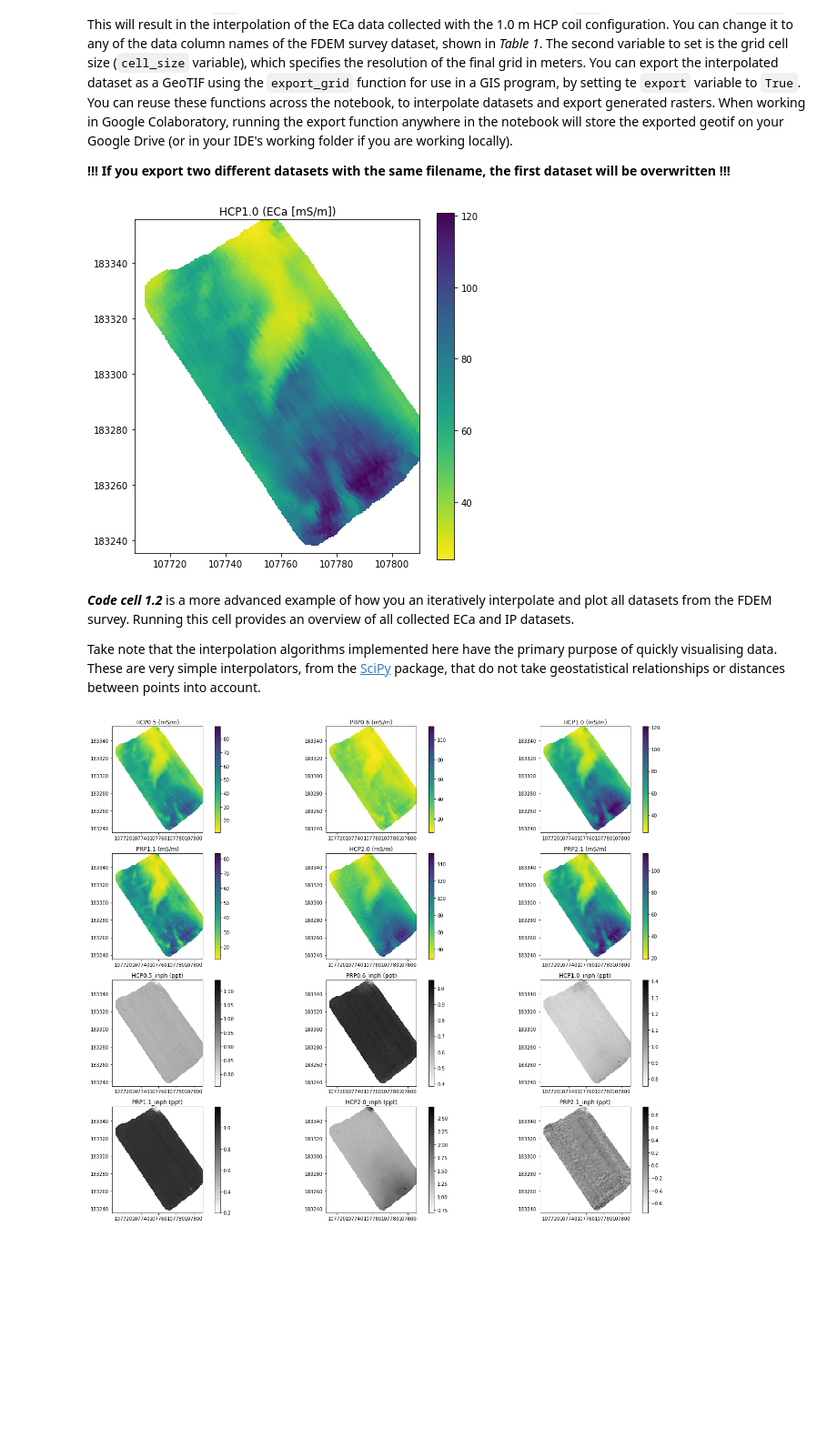
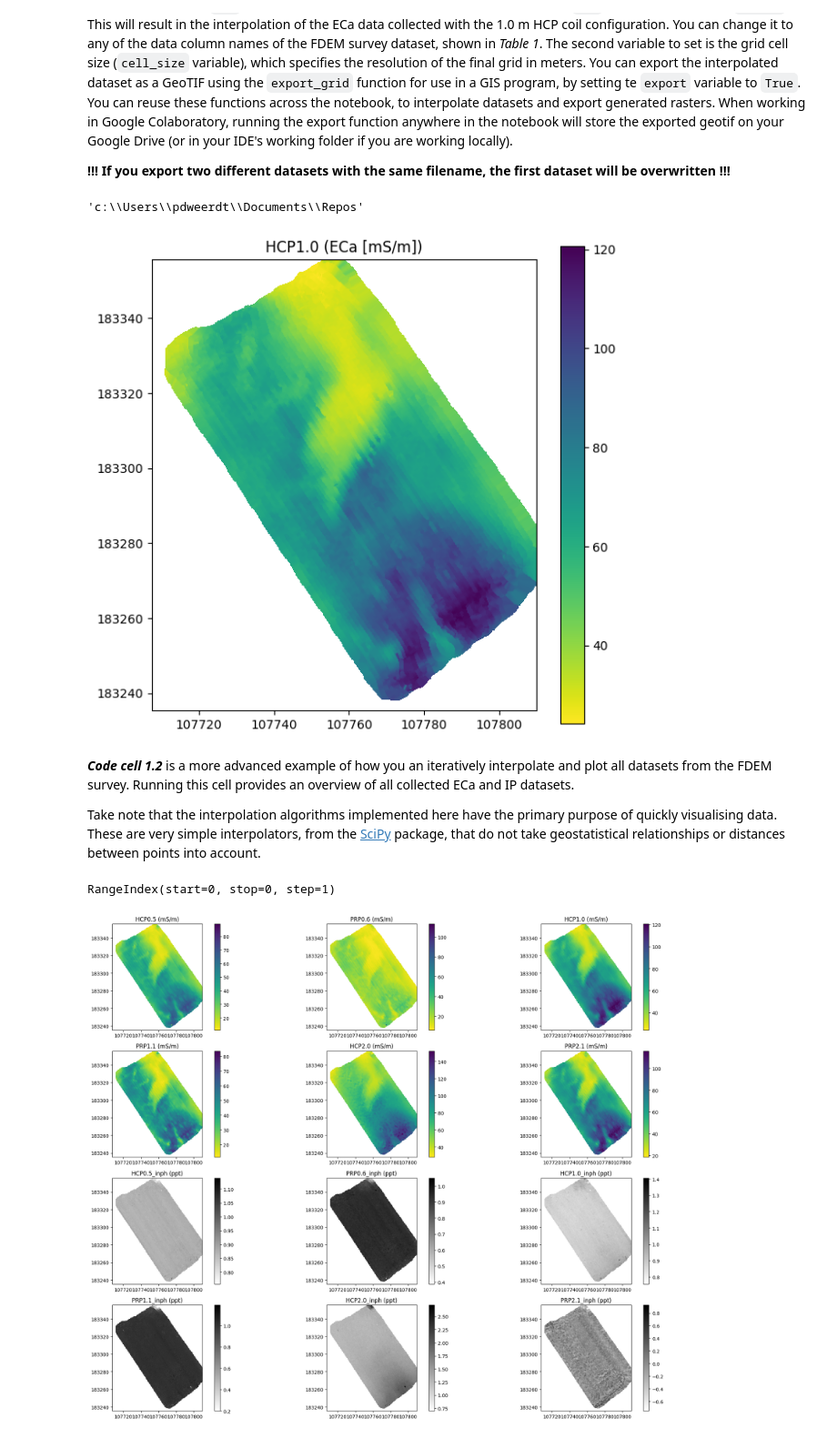
Before and after one commit to SENSE-EDU/I002658A_ESS, a Jupyter notebook: Notebooks/02_ESS-Analysing_and_interpreting_FDEM_data.ipynb, the cells around one changed output. Shown at 91% size. Saved outputs shown, nothing was run; the diff lists cells and outputs as text; code cells hidden in the pictures; blank space fills up the shorter version.

```diff
--- a/Notebooks/02_ESS-Analysing_and_interpreting_FDEM_data.ipynb
+++ b/Notebooks/02_ESS-Analysing_and_interpreting_FDEM_data.ipynb
@@ -191,12 +196,12 @@ At any point, if the dataframe structure is unclear, or you want to see the colu
 # 0.3: Get dataset location
 # -------------------------
 # store dataset URL's as string variables
-FDEM_surveydata = 'https://users.ugent.be/~pjdsmedt/ESS2024/FDEM_2024.csv'
-FDEM_transect = 'https://users.ugent.be/~pjdsmedt/ESS2024/FDEM_transect_2024.csv'
-samples = 'https://users.ugent.be/~pjdsmedt/ESS2024/samples_2024.csv'
+FDEM_surveydata = cd + '//I002658A_ESS//Data//Survey2025//FDEM_2024.csv'
+FDEM_transect = cd + '//I002658A_ESS//Data//Survey2025//FDEM_transect_2024.csv'
+samples = cd + '//I002658A_ESS//Data//Survey2025//samples_2024.csv'
 
 # URL for grid masking file
-blank_json = 'https://users.ugent.be/~pjdsmedt/ESS2024/blank.json'
+blank_json = cd + '//I002658A_ESS//Data//Survey2025//blank.json'
 
 # Create dataframes from datasets
 '''
@@ -214,0 +224,4 @@ blank = blank_in.to_crs('EPSG:31370')
+# %%
+#  let's have a look again at our current working directory
+cd = os.getcwd()
+print("Current Working Directory is " , cd)
@@ -214,0 +232,5 @@ blank = blank_in.to_crs('EPSG:31370')
+# %%
+#  Define the path where to export results, make sure the folder exists
+export_path = cd + '//I002658A_ESS//Results'
+
+print("Results will be exported to: ", export_path)
@@ -214,0 +262,11 @@ blank = blank_in.to_crs('EPSG:31370')
+# %%
+# Define the file path in Google Drive
+if 'google.colab' in sys.modules:
+
+    export_path = '/content/drive/My Drive'
+
+    print("Results will be exported to: ", export_path)
+
+else:
+
+    print('Google Colab is not running, not mounting Google Drive')
@@ -271,21 +332,26 @@ In the code cells below, you can use the `interpolate` function to interpolate a
 **_Code cell 1.1_** allows interpolating and plotting a single dataset. You can do this for all datasets, by specifying the data column through the `col` variable. If you run this notebook for the first time, the `col` variable will be set to `HCP1.0`. This will result in the interpolation of the ECa data collected with the 1.0 m HCP coil configuration. You can change it to any of the data column names of the FDEM survey dataset, shown in *Table 1*. The second variable to set is the grid cell size (`cell_size` variable), which specifies the resolution of the final grid in meters. You can export the interpolated dataset as a GeoTIF using the `export_grid` function for use in a GIS program, by setting te `export` variable to `True`. You can reuse these functions across the notebook, to interpolate datasets and export generated rasters. When working in Google Colaboratory, running the export function anywhere in the notebook will store the exported geotif on your Google Drive (or in your IDE's working folder if you are working locally).
 
 **!!! If you export two different datasets with the same filename, the first dataset will be overwritten !!!**
+# %%
+cd
+# %% [output]
+'c:\\Users\\pdweerdt\\Documents\\Repos'
 # %%
 # 1.1: Example of interpolating and plotting a single FDEM dataset
 # ----------------------------------------------------------------
+
+save_to_file = True    # set to True to save the interpolated grid as a GeoTIF in your export directory
 
 # Specify the data column of which you want to interpolate the values
 col = 'HCP1.0'
 cell_size = 0.25 # raster cell size in meters
 
-export = False # set to True to export the interpolated grid as a GeoTIF
 f_name = '1m_HCP_ECa' # name of the exported GeoTIF file (in the example, 1m_HCP_ECa.tif will be the filename for the HCP1.0 dataset)
 
 # ******************************************************************** #
 
 # Interpolation function
-data_grid = interpolate(df['x'], df['y'], df[col], cell_size=cell_size)
+data_grid = interpolate(df['x'], df['y'], df[col], cell_size=cell_size, blank=blank)
 
 # Specify the grid extent for plotting with correct x-y coordinates
 extent = data_grid['extent']
@@ -293,42 +359,48 @@ extent = data_grid['extent']
 # Set units and colormap (cmap) for either IP or ECa data
 if 'inph' in col:
         unit = 'IP [ppt]'
         cmap = 'gray_r'
 else:
         unit = 'ECa [mS/m]'
         cmap = 'viridis_r'
 
 fig, ax = plt.subplots(figsize=(7,7))
 im = ax.imshow(data_grid['grid'],
                 origin='lower',
                 extent=(extent['x_min'],
                         extent['x_max'],
                         extent['y_min'],
                         extent['y_max']),
                 cmap = 'viridis_r'
                 )
 # Set limits to the plotting range based on data percentiles by
 # uncommenting the 4 lines below:
 
 # pmin = 2  # lower percentile
 # pmax = 98  # upper percentile
 # im.set_clim(np.percentile(data_grid['grid'].flatten()[~np.isnan(data_grid['grid'].flatten())], pmin),
 #         np.percentile(data_grid['grid'].flatten()[~np.isnan(data_grid['grid'].flatten())], pmax))
 
 ax.set_title(f"{col} ({unit})")
 plt.colorbar(im, ax=ax)
 
 # Export the grid as a GeoTIF
-"""
-You can set the exported file's name by modifying the f_name variable
-"""
-export_grid(data_grid, filename = f_name)
+
+if save_to_file==True:
+        """
+        You can set the exported file's name by modifying the f_name variable
+        """
+        export_grid(data_grid, filename = f_name, export_path = export_path)
 # %% [output]
-[figure, old version]
+[figure, new version]
 # %% [markdown]
 **_Code cell 1.2_** is a more advanced example of how you an iteratively interpolate and plot all datasets from the FDEM survey. Running this cell provides an overview of all collected ECa and IP datasets.
 
 Take note that the interpolation algorithms implemented here have the primary purpose of quickly visualising data. These are very simple interpolators, from the [SciPy](https://docs.scipy.org/doc/scipy/tutorial/interpolate.html) package, that do not take geostatistical relationships or distances between points into account.
+# %%
+df_data_grids.keys()
+# %% [output]
+RangeIndex(start=0, stop=0, step=1)
 # %%
 # 1.2: Example on interpolating and plotting via loop and visualise all datasets
 # ------------------------------------------------------------------------------
```
Also changed, not shown: parts of 26 cells of this notebook, 35 other files.
